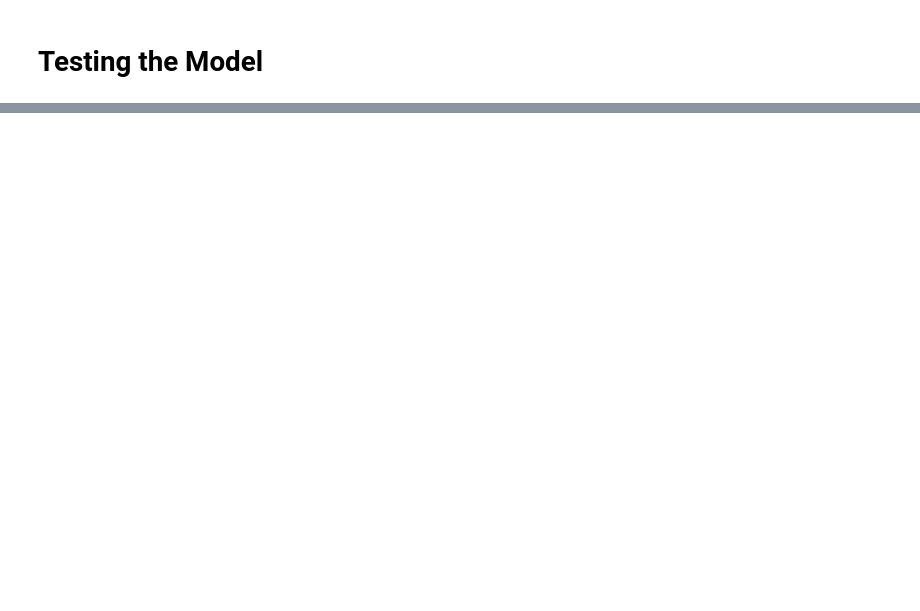
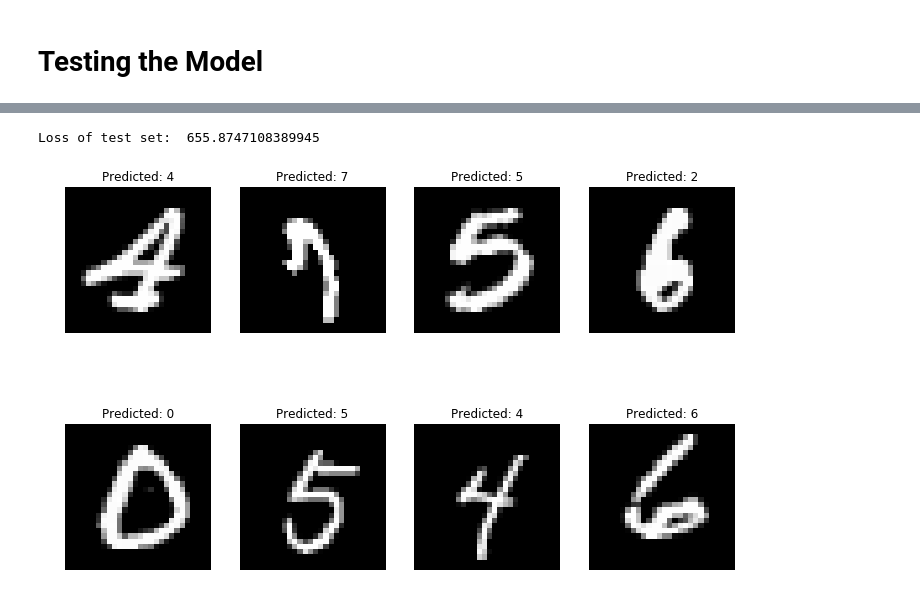
Before and after one commit to tomereldor/Deep_Learning, a Jupyter notebook: Neural Network from Scratch.ipynb, the cells around one changed output, grey strips where cells are left out. Cells and saved outputs as stored; diff of their text form; code cells hidden in the pictures; blank space fills up the shorter version.

```diff
--- a/Neural Network from Scratch.ipynb
+++ b/Neural Network from Scratch.ipynb
@@ -252,0 +284,11 @@ The model seems to have trained successfully, as seen by the cost being reduced
+# %%
+final_costs = []
+for hiddens in [15,64,100]:
+    for alpha in [0.1, 1, 10]:
+        for n_epochs in [500,1000,5000]:
+            print("Training an MLP with {} hidden nodes and learning rate of {}, for {} epochs".format(hiddens, alpha, n_epochs))
+            nn = neural_net_mlp(X_train, Y_train, n_hidden_nodes = hiddens, n_classes = 10, learning_rate = alpha)
+            training_cost = nn.train(n_epochs = n_epochs, n_prints = 20, showprint = 0, showplot = 0)
+            y_pred, _Z1, _A1 = nn.feed_forward(X_test)
+            test_cost = nn.loss_function(Y_test, y_pred)
+            print("Training loss: {}, Test loss: {} - for MLP with {} hidden nodes, learning rate = {}, trained for {} epochs".format(training_cost, test_cost, hiddens, alpha, n_epochs))
@@ -252,0 +301,14 @@ The model seems to have trained successfully, as seen by the cost being reduced
+# %%
+y_pred, _Z1, _A1 = nn.feed_forward(X_test)
+cost = nn.loss_function(Y_test, y_pred)
+print("Loss of test set: ", cost)
+
+fig = plt.figure(figsize=(12,8))
+fig.subplots_adjust(hspace=0.2, wspace=0.2)
+samples = np.random.randint(X_test.shape[1], size = 10) #draw some random samples to plot
+for i in range(1, 9):
+    ax = fig.add_subplot(2, 4, i) # 2 rows with 4 images (cols)
+    print_image_and_prediction(i, samples, X_test, y_pred)
+# %% [output]
+Loss of test set:  655.8747108389945
+[figure, added]
```
Also changed, not shown: parts of 9 cells of this notebook.
